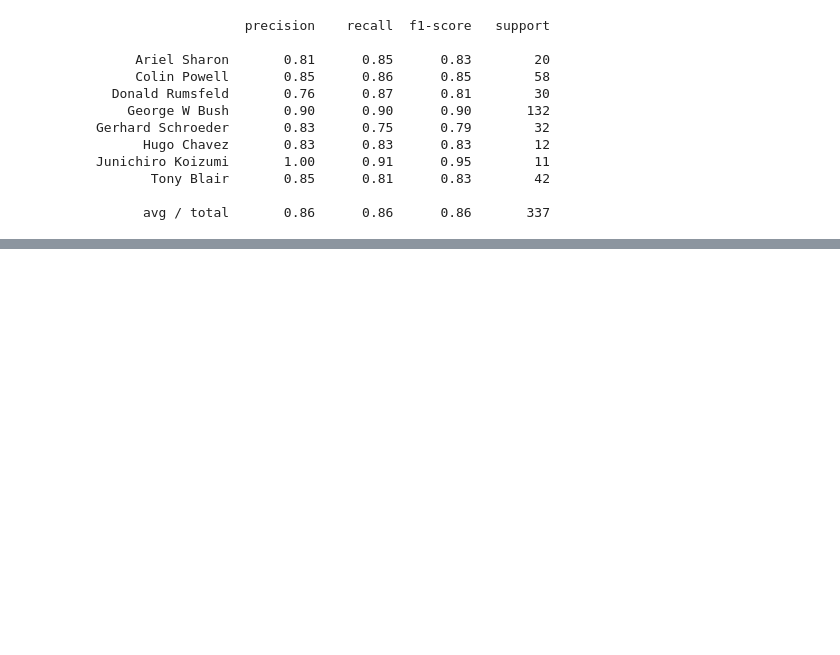
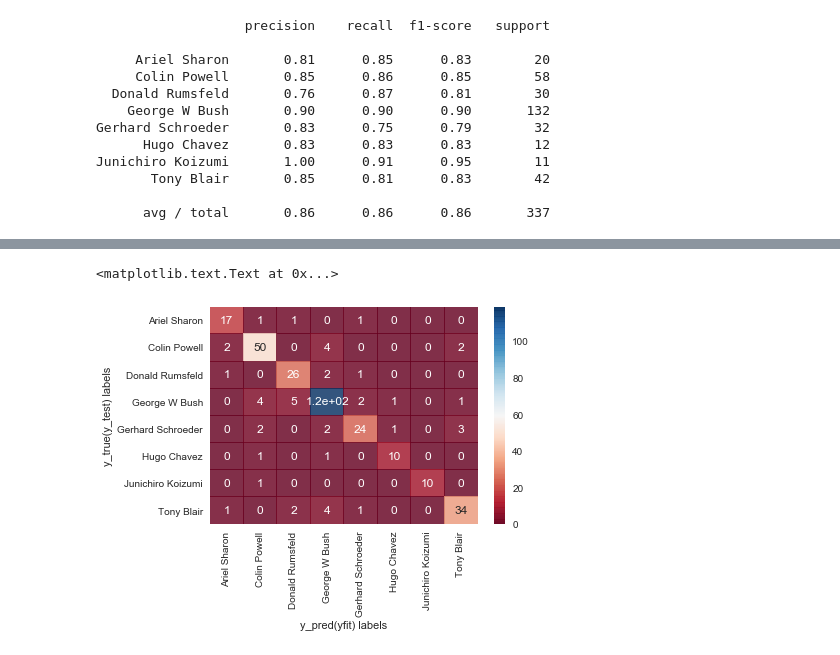
Before and after one commit to JinHwaChiu/DS_reference, a Jupyter notebook: DataScienceHandbook/5. MachineLearning/Face Recognition SVM.ipynb, the cells around one changed output, grey strips where cells are left out. Cells and saved outputs as stored; diff of their text form; code cells hidden in the pictures; blank space fills up the shorter version.

```diff
--- a/DataScienceHandbook/5. MachineLearning/Face Recognition SVM.ipynb
+++ b/DataScienceHandbook/5. MachineLearning/Face Recognition SVM.ipynb
@@ -103,3 +104,6 @@ Junichiro Koizumi       1.00      0.91      0.95        11
        Tony Blair       0.85      0.81      0.83        42
 
       avg / total       0.86      0.86      0.86       337
+# %%
+mat = confusion_matrix(y_test,yfit)
+mat
@@ -105,0 +119,8 @@ Junichiro Koizumi       1.00      0.91      0.95        11
+# %%
+sns.heatmap(mat,cmap="RdBu",alpha=0.8,annot=True,xticklabels=faces.target_names,
+            yticklabels=faces.target_names)
+plt.xlabel("y_pred(yfit) labels")
+plt.ylabel("y_true(y_test) labels")
+# %% [output]
+<matplotlib.text.Text at 0x...>
+[figure, added]
```
Also changed, not shown: parts of 3 cells of this notebook.
